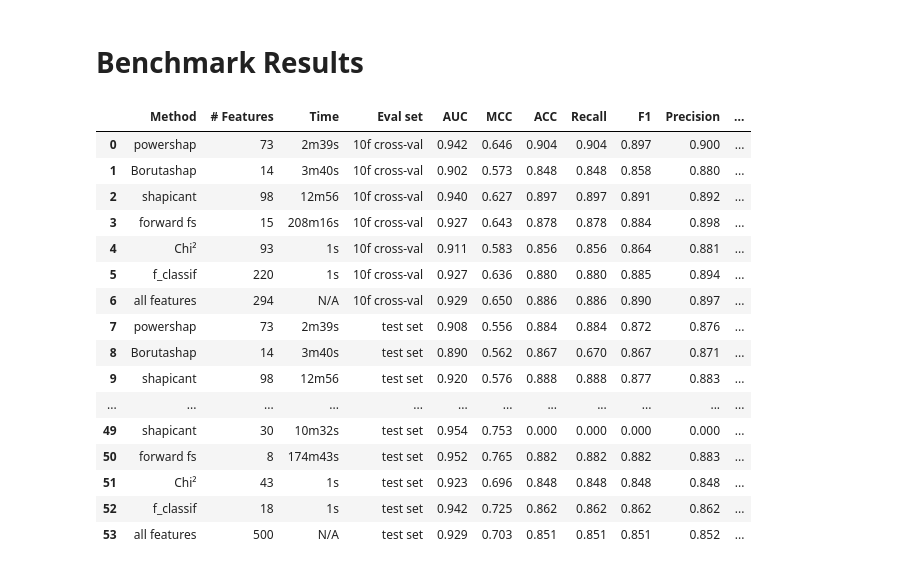
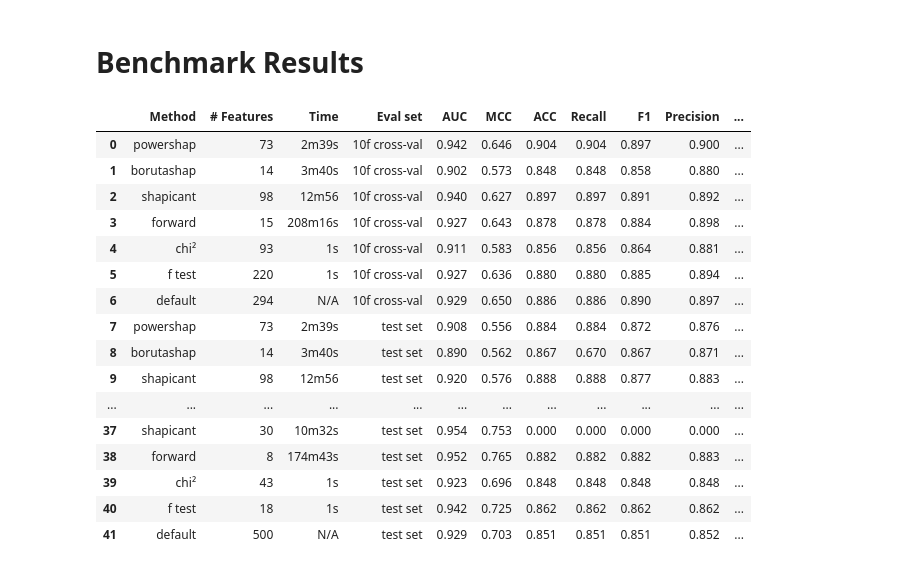
Before and after one commit to predict-idlab/powershap, a Jupyter notebook: examples/visualisation_powershap.ipynb, the cells around one changed output. Cells and saved outputs as stored; diff of their text form; code cells hidden in the pictures.

```diff
--- a/examples/visualisation_powershap.ipynb
+++ b/examples/visualisation_powershap.ipynb
@@ -215,56 +242,60 @@ plt.savefig("results/total_perforamnce_all_models_"+str(order_samples[0])+".png"
 import pandas as pd
 import re
 
-class_performances = ["scene_urban","credit","gina_priori","madelon"]
+class_performances = ["scene_urban","gina_priori","madelon"]
 
 end_class_df = []
 
 for dataset in class_performances:
 
     df_t = pd.read_table("../../data/"+dataset+".md", sep="|", header=0, index_col=1, skipinitialspace=True) .dropna(axis=1, how='all').iloc[1:]
     df_t = df_t.reset_index()
     df_t["dataset"]=dataset
     df_t.columns = df_t.columns.str.strip()
 
     df_t.loc[df_t["Eval set"]=="10f Cross-val ","Eval set"]='10f cross-val '
 
     for col in [ 'AUC', 'MCC', 'ACC','Recall', 'F1', 'Precision']:
         df_t[col+"_std"]=0
         df_t.loc[df_t[col].str.contains("\("),col+"_std"] = [pd.to_numeric(s[s.find("(")+1:s.find(")")]) for s in df_t[df_t[col].str.contains("\(")][col].values]
         df_t[col] = [pd.to_numeric(s[:s.find(" ")]) for s in df_t[col].values]
 
     if len(end_class_df) == 0:
         end_class_df = df_t.copy(deep=True)
     else:
         end_class_df = end_class_df.append(df_t)
 
 end_class_df.loc[end_class_df["Eval set"]=="10f Cross-val ","Eval set"]='10f cross-val '
 end_class_df.loc[end_class_df["Method"].str.contains("Automatic default powershap"),"Method"]='powershap'
-end_class_df.loc[end_class_df["Method"].str.contains("Forward"),"Method"]='forward fs'
-end_class_df.loc[end_class_df["Method"].str.contains("Boruto"),"Method"]='Borutashap'
-end_class_df.loc[end_class_df["Method"].str.contains("All fea"),"Method"]='all features'
-end_class_df.loc[end_class_df["Method"].str.contains("f_clas"),"Method"]='f_classif'
+end_class_df.loc[end_class_df["Method"].str.contains("Forward"),"Method"]='forward'
+end_class_df.loc[end_class_df["Method"].str.contains("Boruto"),"Method"]='borutashap'
+end_class_df.loc[end_class_df["Method"].str.contains("All fea"),"Method"]='default'
+end_class_df.loc[end_class_df["Method"].str.contains("f_clas"),"Method"]='f test'
 end_class_df.loc[end_class_df["Method"].str.contains("shapic"),"Method"]='shapicant'
-end_class_df.loc[end_class_df["Method"].str.contains("Chi",flags=re.IGNORECASE),"Method"]='Chi²'
+end_class_df.loc[end_class_df["Method"].str.contains("Chi",flags=re.IGNORECASE),"Method"]='chi²'
+
+end_class_df.loc[end_class_df["dataset"].str.contains("scene_urban",flags=re.IGNORECASE),"dataset"]='Scene'
+end_class_df.loc[end_class_df["dataset"].str.contains("gina_priori",flags=re.IGNORECASE),"dataset"]='Gina priori'
+end_class_df.loc[end_class_df["dataset"].str.contains("madelon",flags=re.IGNORECASE),"dataset"]='Madelon'
+
 end_class_df = end_class_df.reset_index(drop=True)
-end_class_df = end_class_df[end_class_df.dataset!="credit"]
 end_class_df
 # %% [output]
 |  | Method | # Features | Time | Eval set | AUC | MCC | ACC | Recall | F1 | Precision | ... |
 | 0 | powershap | 73 | 2m39s | 10f cross-val | 0.942 | 0.646 | 0.904 | 0.904 | 0.897 | 0.900 | ... |
-| 1 | Borutashap | 14 | 3m40s | 10f cross-val | 0.902 | 0.573 | 0.848 | 0.848 | 0.858 | 0.880 | ... |
+| 1 | borutashap | 14 | 3m40s | 10f cross-val | 0.902 | 0.573 | 0.848 | 0.848 | 0.858 | 0.880 | ... |
 | 2 | shapicant | 98 | 12m56 | 10f cross-val | 0.940 | 0.627 | 0.897 | 0.897 | 0.891 | 0.892 | ... |
-| 3 | forward fs | 15 | 208m16s | 10f cross-val | 0.927 | 0.643 | 0.878 | 0.878 | 0.884 | 0.898 | ... |
-| 4 | Chi² | 93 | 1s | 10f cross-val | 0.911 | 0.583 | 0.856 | 0.856 | 0.864 | 0.881 | ... |
-| 5 | f_classif | 220 | 1s | 10f cross-val | 0.927 | 0.636 | 0.880 | 0.880 | 0.885 | 0.894 | ... |
-| 6 | all features | 294 | N/A | 10f cross-val | 0.929 | 0.650 | 0.886 | 0.886 | 0.890 | 0.897 | ... |
+| 3 | forward | 15 | 208m16s | 10f cross-val | 0.927 | 0.643 | 0.878 | 0.878 | 0.884 | 0.898 | ... |
+| 4 | chi² | 93 | 1s | 10f cross-val | 0.911 | 0.583 | 0.856 | 0.856 | 0.864 | 0.881 | ... |
+| 5 | f test | 220 | 1s | 10f cross-val | 0.927 | 0.636 | 0.880 | 0.880 | 0.885 | 0.894 | ... |
+| 6 | default | 294 | N/A | 10f cross-val | 0.929 | 0.650 | 0.886 | 0.886 | 0.890 | 0.897 | ... |
 | 7 | powershap | 73 | 2m39s | test set | 0.908 | 0.556 | 0.884 | 0.884 | 0.872 | 0.876 | ... |
-| 8 | Borutashap | 14 | 3m40s | test set | 0.890 | 0.562 | 0.867 | 0.670 | 0.867 | 0.871 | ... |
+| 8 | borutashap | 14 | 3m40s | test set | 0.890 | 0.562 | 0.867 | 0.670 | 0.867 | 0.871 | ... |
 | 9 | shapicant | 98 | 12m56 | test set | 0.920 | 0.576 | 0.888 | 0.888 | 0.877 | 0.883 | ... |
 | ... | ... | ... | ... | ... | ... | ... | ... | ... | ... | ... | ... |
-| 49 | shapicant | 30 | 10m32s | test set | 0.954 | 0.753 | 0.000 | 0.000 | 0.000 | 0.000 | ... |
-| 50 | forward fs | 8 | 174m43s | test set | 0.952 | 0.765 | 0.882 | 0.882 | 0.882 | 0.883 | ... |
-| 51 | Chi² | 43 | 1s | test set | 0.923 | 0.696 | 0.848 | 0.848 | 0.848 | 0.848 | ... |
-| 52 | f_classif | 18 | 1s | test set | 0.942 | 0.725 | 0.862 | 0.862 | 0.862 | 0.862 | ... |
-| 53 | all features | 500 | N/A | test set | 0.929 | 0.703 | 0.851 | 0.851 | 0.851 | 0.852 | ... |
+| 37 | shapicant | 30 | 10m32s | test set | 0.954 | 0.753 | 0.000 | 0.000 | 0.000 | 0.000 | ... |
+| 38 | forward | 8 | 174m43s | test set | 0.952 | 0.765 | 0.882 | 0.882 | 0.882 | 0.883 | ... |
+| 39 | chi² | 43 | 1s | test set | 0.923 | 0.696 | 0.848 | 0.848 | 0.848 | 0.848 | ... |
+| 40 | f test | 18 | 1s | test set | 0.942 | 0.725 | 0.862 | 0.862 | 0.862 | 0.862 | ... |
+| 41 | default | 500 | N/A | test set | 0.929 | 0.703 | 0.851 | 0.851 | 0.851 | 0.852 | ... |
 # %%
```
Also changed, not shown: parts of 7 cells of this notebook, 4 other files.
